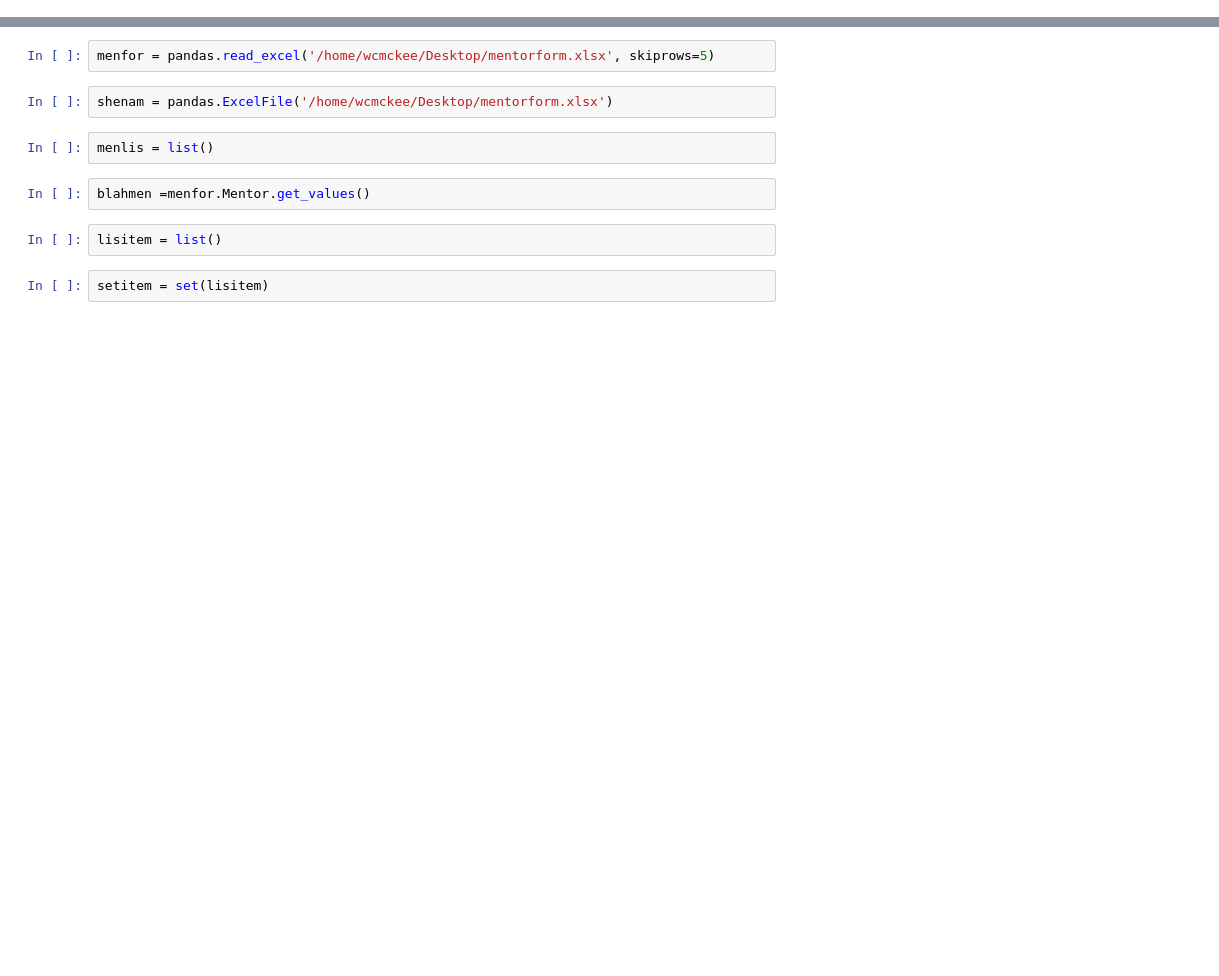
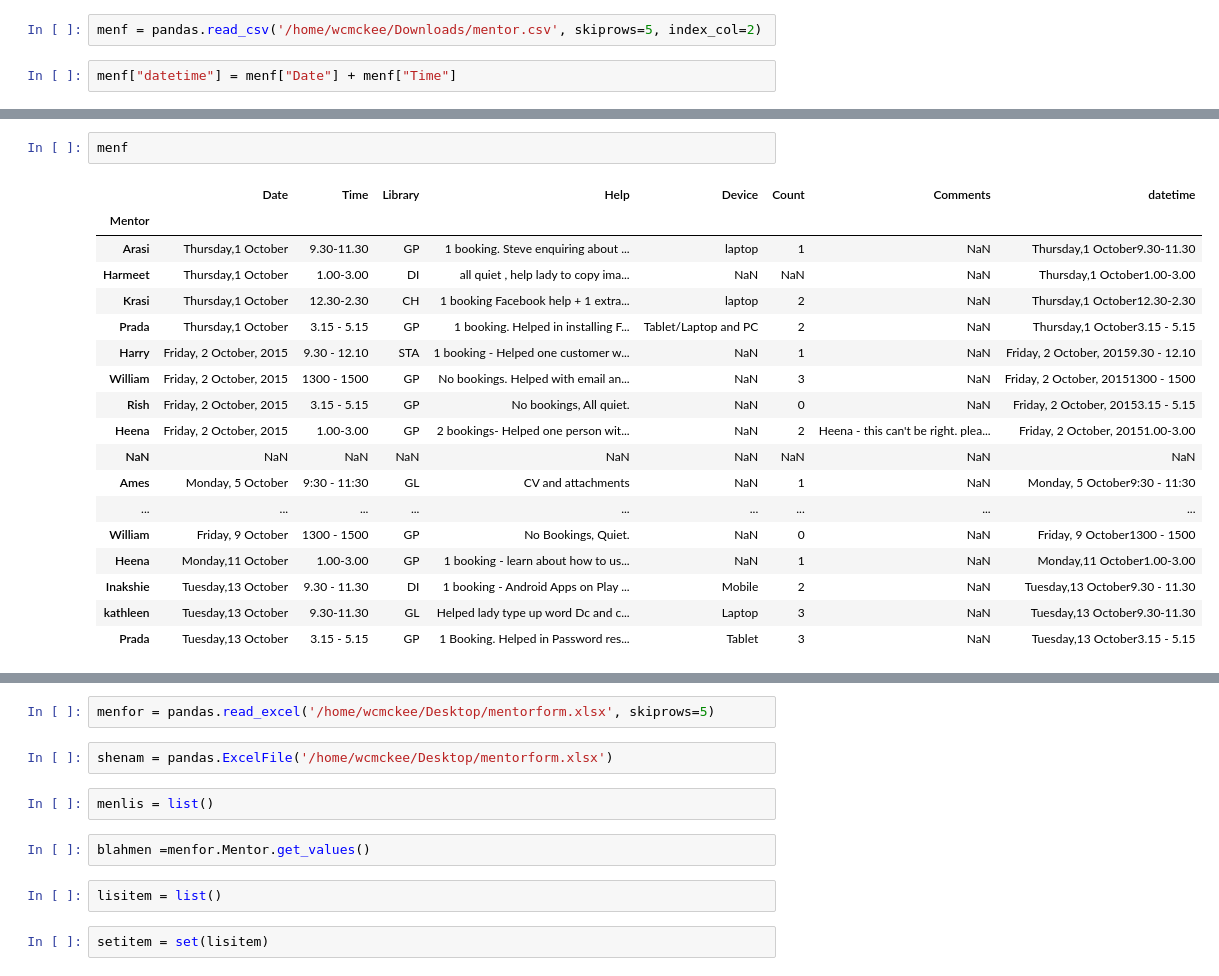
Before and after one commit to wcmckee/wcmckee, a Jupyter notebook: hamcompmentor.ipynb, the cells around one changed output, grey strips where cells are left out. Drawn from its saved outputs; the diff is of its cells as text; blank space fills up the shorter version.

```diff
--- a/hamcompmentor.ipynb
+++ b/hamcompmentor.ipynb
@@ -18,0 +22,4 @@ import numpy as np
+# %%
+menf = pandas.read_csv('/home/wcmckee/Downloads/mentor.csv', skiprows=5, index_col=2)
+# %%
+menf["datetime"] = menf["Date"] + menf["Time"]
@@ -18,0 +109,21 @@ import numpy as np
+# %%
+menf
+# %% [output]
+|  | Date | Time | Library | Help | Device | Count | Comments | datetime |
+| Mentor |  |  |  |  |  |  |  |  |
+| Arasi | Thursday,1 October | 9.30-11.30 | GP | 1 booking. Steve enquiring about ... | laptop | 1 | NaN | Thursday,1 October9.30-11.30 |
+| Harmeet | Thursday,1 October | 1.00-3.00 | DI | all quiet , help lady to copy ima... | NaN | NaN | NaN | Thursday,1 October1.00-3.00 |
+| Krasi | Thursday,1 October | 12.30-2.30 | CH | 1 booking Facebook help + 1 extra... | laptop | 2 | NaN | Thursday,1 October12.30-2.30 |
+| Prada | Thursday,1 October | 3.15 - 5.15 | GP | 1 booking. Helped in installing F... | Tablet/Laptop and PC | 2 | NaN | Thursday,1 October3.15 - 5.15 |
+| Harry | Friday, 2 October, 2015 | 9.30 - 12.10 | STA | 1 booking - Helped one customer w... | NaN | 1 | NaN | Friday, 2 October, 20159.30 - 12.10 |
+| William | Friday, 2 October, 2015 | 1300 - 1500 | GP | No bookings. Helped with email an... | NaN | 3 | NaN | Friday, 2 October, 20151300 - 1500 |
+| Rish | Friday, 2 October, 2015 | 3.15 - 5.15 | GP | No bookings, All quiet. | NaN | 0 | NaN | Friday, 2 October, 20153.15 - 5.15 |
+| Heena | Friday, 2 October, 2015 | 1.00-3.00 | GP | 2 bookings- Helped one person wit... | NaN | 2 | Heena - this can't be right. plea... | Friday, 2 October, 20151.00-3.00 |
+| NaN | NaN | NaN | NaN | NaN | NaN | NaN | NaN | NaN |
+| Ames | Monday, 5 October | 9:30 - 11:30 | GL | CV and attachments | NaN | 1 | NaN | Monday, 5 October9:30 - 11:30 |
+| ... | ... | ... | ... | ... | ... | ... | ... | ... |
+| William | Friday, 9 October | 1300 - 1500 | GP | No Bookings, Quiet. | NaN | 0 | NaN | Friday, 9 October1300 - 1500 |
+| Heena | Monday,11 October | 1.00-3.00 | GP | 1 booking - learn about how to us... | NaN | 1 | NaN | Monday,11 October1.00-3.00 |
+| Inakshie | Tuesday,13 October | 9.30 - 11.30 | DI | 1 booking - Android Apps on Play ... | Mobile | 2 | NaN | Tuesday,13 October9.30 - 11.30 |
+| kathleen | Tuesday,13 October | 9.30-11.30 | GL | Helped lady type up word Dc and c... | Laptop | 3 | NaN | Tuesday,13 October9.30-11.30 |
+| Prada | Tuesday,13 October | 3.15 - 5.15 | GP | 1 Booking. Helped in Password res... | Tablet | 3 | NaN | Tuesday,13 October3.15 - 5.15 |
```
Also changed, not shown: parts of 12 cells of this notebook.
